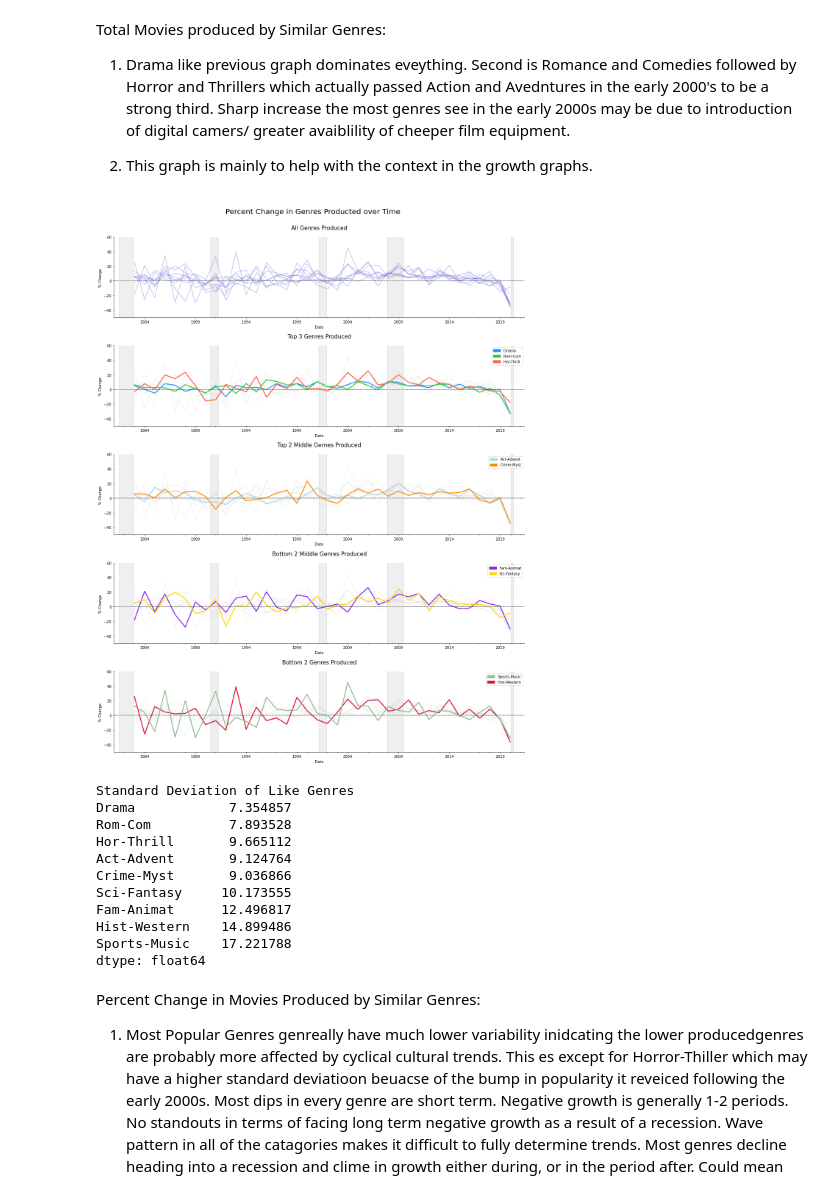
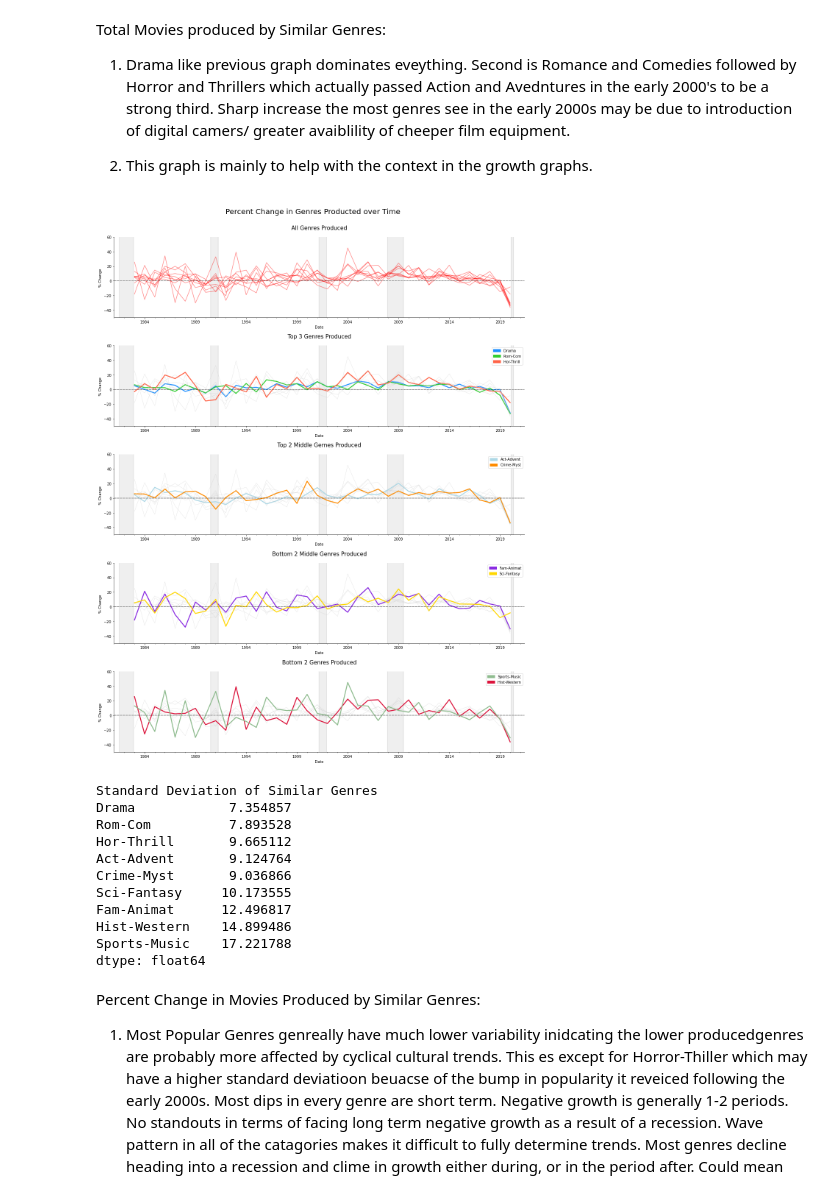
Before and after one commit to FabrizioCabreraC/Hollywood-as-recession-proof, a Jupyter notebook: Hollywood_Project.ipynb, the cells around one changed output. Cells and saved outputs as stored; diff of their text form; code cells hidden in the pictures.

```diff
--- a/Hollywood_Project.ipynb
+++ b/Hollywood_Project.ipynb
@@ -1162,10 +1163,10 @@ fig, ax = plt.subplots(5,1, figsize = (20,24))
 
 us_rec_scale["USREC"].plot.area(ax=ax[0], alpha=0.12, color="gray", label=str())
 us_rec_scale["negative"].plot.area(ax=ax[0], alpha=0.12, color="gray", label=str())
-genres_share_pct[top3_cats].plot(ax=ax[0], color=(0.4, 0.4, 0.85), alpha=.45, lw=1.5)
-genres_share_pct[smid2_cats].plot(ax=ax[0], color=(0.4, 0.4, 0.85), alpha=.45, lw=1.5, label=str())
-genres_share_pct[bot3_cats].plot(ax=ax[0], color=(0.4, 0.4, 0.85), alpha=.45, lw=1.5, label=str())
-genres_share_pct[mid2_cats].plot(ax=ax[0], color=(0.4, 0.4, 0.85), alpha=.45, lw=1.5, label=str())
+genres_share_pct[top3_cats].plot(ax=ax[0], color="r", alpha=.45, lw=1.5)
+genres_share_pct[smid2_cats].plot(ax=ax[0], color="r", alpha=.45, lw=1.5, label=str())
+genres_share_pct[bot3_cats].plot(ax=ax[0], color="r", alpha=.45, lw=1.5, label=str())
+genres_share_pct[mid2_cats].plot(ax=ax[0], color="r", alpha=.45, lw=1.5, label=str())
 ax[0].get_legend().remove()
 ax[0].set_xlim("1981-01-01", "2021-06-01")
 ax[0].set_ylim(-50, 60)
@@ -1202,40 +1203,40 @@ ax[3].set_ylim(-50, 60)
 
 
 us_rec_scale["USREC"].plot.area(ax=ax[4], alpha=0.12, color="gray", label=str())
 us_rec_scale["negative"].plot.area(ax=ax[4], alpha=0.12, color="gray", label=str())
 genres_share_pct[top3_cats].plot(ax=ax[4], color=[(0.8, 0.8, 0.8)], lw=0.4, label=str())
 genres_share_pct[mid2_cats].plot(ax=ax[4], color=[(0.8, 0.8, 0.8)], lw=0.4, label=str())
 genres_share_pct[smid2_cats].plot(ax=ax[4], color=[(0.8, 0.8, 0.8)], lw=0.4, label='_Hidden label')
 genres_share_pct[bot3_cats].plot(ax=ax[4], color = bot3_cats_c, linewidth=2.5)
 ax[4].legend(handles = [patch_his, patch_sport])
 ax[4].set_xlim("1981-01-01", "2021-06-01")
 ax[4].set_ylim(-50, 60)
 
 ax[0].set_title("All Genres Produced", fontsize=15, pad=20)
 ax[1].set_title("Top 3 Genres Produced", fontsize=15, pad=20)
 ax[2].set_title("Top 2 Middle Gernes Produced", fontsize=15, pad=20)
 ax[3].set_title("Bottom 2 Middle Genres Produced", fontsize=15, pad=20)
 ax[4].set_title("Bottom 2 Genres Produced", fontsize=15, pad=20)
 
 
 fig.suptitle(
     "Percent Change in Genres Producted over Time",
     fontsize = 20)
 plt.subplots_adjust(left=None, bottom=None, right=None, top=.935, wspace=None, hspace=.35)
 
 for i in range(0,5):
     ax[i].axhline(0, color="k", alpha=0.4, linestyle="--")
     ax[i].set_ylabel("% Change ")
     ax[i].spines["right"].set_visible(False)
     ax[i].spines["top"].set_visible(False)
 # %% [output]
-[figure, old version]
+[figure, new version]
 # %%
 geof = np.std(genres_pct[comb_cats])
-print(f"Standard Deviation of Like Genres")
+print(f"Standard Deviation of Similar Genres")
 print(geof)
 # %% [output]
-Standard Deviation of Like Genres
+Standard Deviation of Similar Genres
 Drama            7.354857
 Rom-Com          7.893528
 Hor-Thrill       9.665112
```
Also changed, not shown: parts of 1 cell of this notebook.
